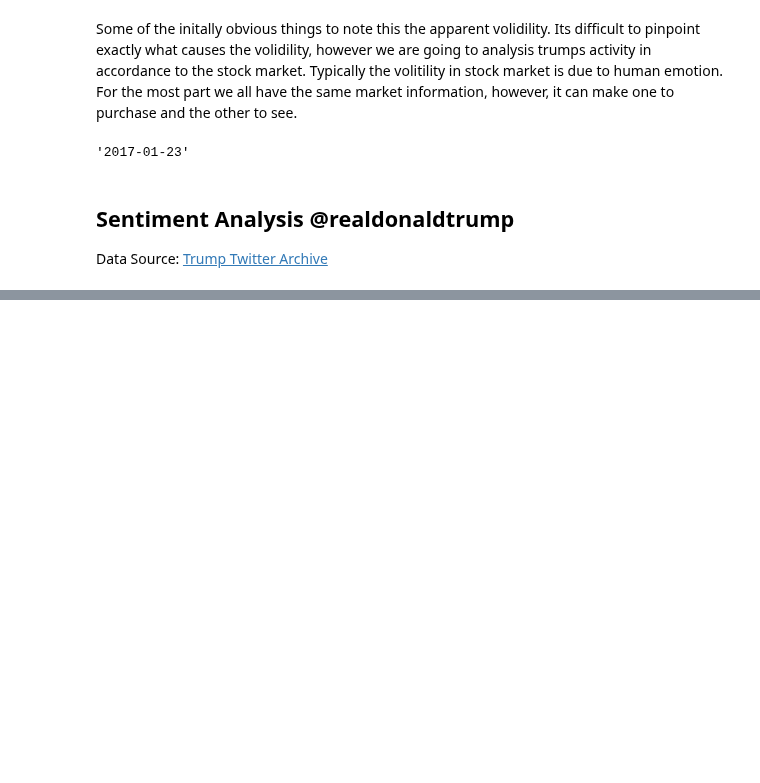
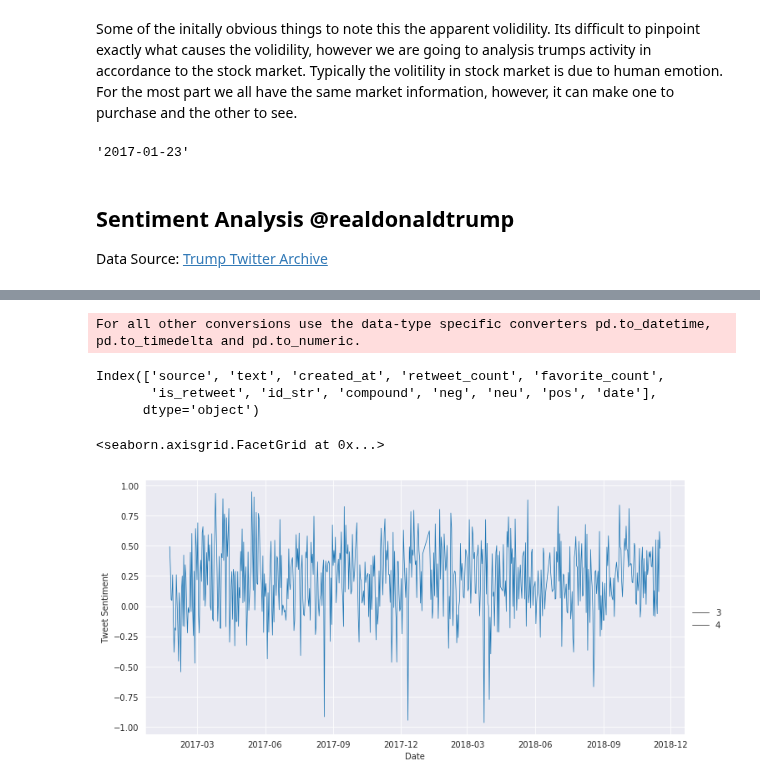
Before and after one commit to naivelogic/Machine_Learning_Notebooks, a Jupyter notebook: Data_Science/Trump's Approval Rating and the Stock Market.ipynb, the cells around one changed output, grey strips where cells are left out. Saved outputs shown, nothing was run; the diff lists cells and outputs as text; code cells hidden in the pictures; blank space fills up the shorter version.

```diff
--- a/Data_Science/Trump's Approval Rating and the Stock Market.ipynb
+++ b/Data_Science/Trump's Approval Rating and the Stock Market.ipynb
@@ -106,0 +136,3 @@ tweets.head()
+# %%
+tweets = tweets[~tweets.text.isnull()].reset_index(drop=True)
+tweets['text'] = pd.DataFrame(tweets.text.map(lambda x: preprocess_post(x)))
@@ -106,0 +143,20 @@ tweets.head()
+# %%
+from nltk.tokenize import sent_tokenize, word_tokenize
+from nltk.sentiment.vader import SentimentIntensityAnalyzer
+
+def news_sentiment(tweet):
+    sentiments = []
+
+    sid = SentimentIntensityAnalyzer()
+    for article in tweet['text']:
+        ss = sid.polarity_scores(article)
+        sentiments.append(ss)
+
+    sentiments = pd.DataFrame(sentiments)
+    # print high level statistics
+    print('high level statistics from the news_sentiment articles analysis of all teams: /n')
+    print(sentiments.describe())
+    tweet_sent = pd.concat([tweet, sentiments], axis = 1)
+    return tweet_sent
+
+tweets = news_sentiment(tweets)
@@ -106,0 +174,20 @@ tweets.head()
+# %%
+# order and srot the date and then set the index to the date column
+tweets['Date'] = tweets.created_at.convert_objects(convert_dates='coerce')
+tweets['date'] = tweets.Date.apply(lambda x: x.date())
+tweets = tweets.sort_index(by="Date")
+tweets = tweets.set_index("Date")
+# %% [output]
+For all other conversions use the data-type specific converters pd.to_datetime, pd.to_timedelta and pd.to_numeric.
+# %%
+tweets.columns
+# %% [output]
+Index(['source', 'text', 'created_at', 'retweet_count', 'favorite_count',
+       'is_retweet', 'id_str', 'compound', 'neg', 'neu', 'pos', 'date'],
+      dtype='object')
+# %%
+ax = sns.relplot(x="date", y="compound", kind="line", ci=None, data=tweets, size=4, aspect = 2)
+ax.set(xlabel='Date', ylabel = 'Tweet Sentiment')
+# %% [output]
+<seaborn.axisgrid.FacetGrid at 0x...>
+[figure, added]
```
Also changed, not shown: parts of 12 cells of this notebook.
